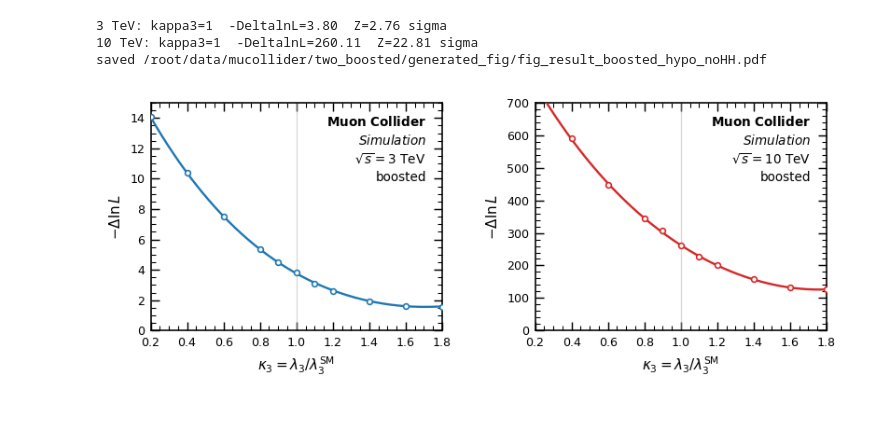
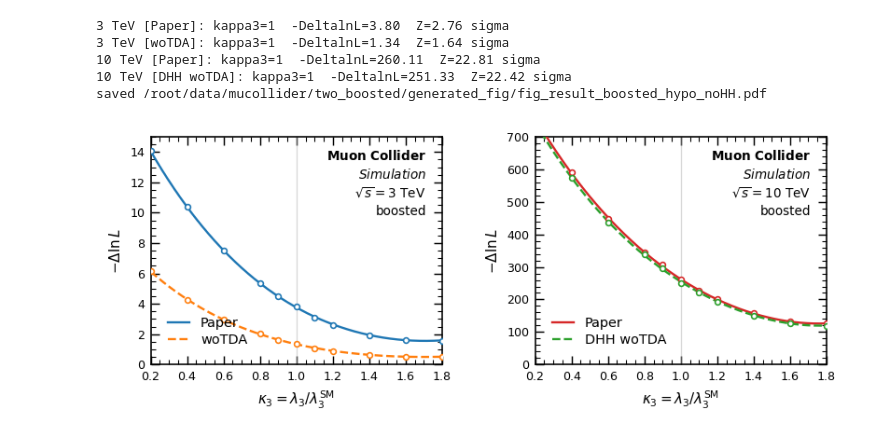
Before and after one commit to FeiChinzz/HHproduction, a Jupyter notebook: mucollider_hhvv/dll_plot.ipynb, the cells around one changed output. Saved outputs shown, nothing was run; the diff lists cells and outputs as text; code cells hidden in the pictures.

```diff
--- a/mucollider_hhvv/dll_plot.ipynb
+++ b/mucollider_hhvv/dll_plot.ipynb
@@ -87,44 +131,89 @@ saved /root/data/mucollider/two_boosted/generated_fig/fig_result_boosted_hypo_k3
 # %%
 # ══════════════════ EDIT HERE ═══════════════════════════════════════════
 # Case-1 scans (null = no HH).  DUMMY values = your Colab boosted scans.
 K_3TEV   = np.array([0.2, 0.4, 0.6, 0.8, 0.9, 1.0, 1.1, 1.2, 1.4, 1.6, 1.8])
 DLL_3TEV = np.array([14.064215765747058, 10.36620847026378, 7.514388721222976, 5.364456097073727, 4.514888766392209, 3.801340810435473, 3.1060753971662933, 2.620892901534984, 1.930592395445842, 1.6418256415564516, 1.5799752989646059])          # REPLACE with your scan
+DLL_3TEV_woTDA = np.array([6.132223678328514, 4.272706795414057, 2.968580059517456, 2.014279358657185, 1.6407227888112912, 1.343777968555746, 1.0740530949824771, 0.8928353233357105, 0.6382341287354323, 0.5313725916436063, 0.5098968257700713])
 
 K_10TEV   = np.array([0.2, 0.4, 0.6, 0.8, 0.9, 1.0, 1.1, 1.2, 1.4, 1.6, 1.8])
 DLL_10TEV = np.array([757.0052734451558, 590.8276988831125, 447.97453627582087, 345.49754642003904, 307.10525216033386, 260.10903687295723, 226.67919625649157, 200.3635135733958, 157.07537249467148, 132.27587821615535, 126.36826683241999])   # REPLACE with your scan
+DLL_10TEV_DHH_woTDA = np.array([744.7793192867764, 575.2312886863504, 437.10709618398954, 337.6441159500033, 296.72426601047283, 251.3301245264214, 220.68753281613536, 193.52020541626194, 150.9817583631922, 127.22356120394473, 119.57556163085243])
+
 YLIM_3TEV  = (0, 15)
 YLIM_10TEV = (0, 700)
 TAG_EXTRA  = 'boosted'
 OUTPDF     = '/root/data/mucollider/two_boosted/generated_fig/fig_result_boosted_hypo_noHH.pdf'
 # ═════════════════════════════════════════════════════════════════════════
 
-PANELS = [
-    ('3 TeV',  ps.C_3TEV,  K_3TEV,  DLL_3TEV,  YLIM_3TEV),
-    ('10 TeV', ps.C_10TEV, K_10TEV, DLL_10TEV, YLIM_10TEV),
+# 重新組織 PANELS_DATA，讓每個 Panel 可以包含多條曲線
+PANELS_DATA = [
+    {
+        'title': '3 TeV',
+        'ylim': YLIM_3TEV,
+        'lines': [
+            {'label': 'Paper', 'c': ps.C_3TEV, 'k': K_3TEV, 'dll': DLL_3TEV, 'ls': '-'},
+            {'label': 'woTDA',   'c': 'C1',      'k': K_3TEV, 'dll': DLL_3TEV_woTDA, 'ls': '--'}
+        ]
+    },
+    {
+        'title': '10 TeV',
+        'ylim': YLIM_10TEV,
+        'lines': [
+            {'label': 'Paper',   'c': ps.C_10TEV, 'k': K_10TEV, 'dll': DLL_10TEV, 'ls': '-'},
+            {'label': 'DHH woTDA', 'c': 'C2',       'k': K_10TEV, 'dll': DLL_10TEV_DHH_woTDA, 'ls': '--'},
+        ]
+    }
 ]
 
 kfine = np.linspace(0.2, 1.8, 401)
 fig, ax = plt.subplots(1, 2, figsize=ps.SIZE12)
-for a, (name, c, k, dll, ylim) in zip(ax, PANELS):
-    curve = np.poly1d(np.polyfit(k, dll, 4))(kfine)   # display smoothing
-    a.plot(kfine, curve, '-', color=c, lw=1.3, zorder=4)
-    a.plot(k, dll, marker='o', ls='none', mfc='white', mec=c,
-           mew=0.9, ms=3.2, zorder=5)
+
+for a, panel in zip(ax, PANELS_DATA):
+    title = panel['title']
+    ylim = panel['ylim']
+
+    # 迴圈畫出同一張圖內的多條線
+    for line in panel['lines']:
+        lbl = line['label']
+        c = line['c']
+        ls = line['ls']
+        k = line['k']
+        dll = line['dll']
+
+        # 平滑曲線
+        curve = np.poly1d(np.polyfit(k, dll, 4))(kfine)
+
+        # 繪製曲線與數據點 (加入了 linestyle 與 label)
+        a.plot(kfine, curve, ls=ls, color=c, lw=1.3, zorder=4, label=lbl)
+        a.plot(k, dll, marker='o', ls='none', mfc='white', mec=c,
+               mew=0.9, ms=3.2, zorder=5)
+
+        # 自動找出 kappa3 接近 1.0 的位置，並印出 Z 顯著性
+        i1 = int(np.argmin(np.abs(k - 1.0)))
+        print(f'{title} [{lbl}]: kappa3=1  -DeltalnL={dll[i1]:.2f}  Z={np.sqrt(2*dll[i1]):.2f} sigma')
+
+    # 基本網格與標籤設定
     a.axvline(1.0, color='0.7', lw=0.7, alpha=0.5)
-    a.set_xlim(0.2, 1.8); a.set_ylim(*ylim)
+    a.set_xlim(0.2, 1.8)
+    a.set_ylim(*ylim)
     a.set_xticks(np.arange(0.2, 1.81, 0.2))
     a.set_xlabel(r'$\kappa_3 = \lambda_3/\lambda_3^{\rm SM}$')
     a.set_ylabel(r'$-\Delta\ln L$')
-    ps.hep_tag(a, [rf'$\sqrt{{s}}={name.split()[0]}$ TeV', TAG_EXTRA],
+
+    # 加入 hep_tag 標籤
+    ps.hep_tag(a, [rf'$\sqrt{{s}}={title.split()[0]}$ TeV', TAG_EXTRA],
                loc='upper right', simulation=True, fontsize=7.5)
-    i1 = int(np.argmin(np.abs(k - 1.0)))
-    print(f'{name}: kappa3=1  -DeltalnL={dll[i1]:.2f}  Z={np.sqrt(2*dll[i1]):.2f} sigma')
+
+    # 加入圖例 (Legend)，設定位置避免與數據和 hep_tag 重疊
+    a.legend(loc='lower left', frameon=False, fontsize=8)
 
 fig.tight_layout(w_pad=2.0)
-fig.savefig(OUTPDF, bbox_inches='tight')
+# fig.savefig(OUTPDF, bbox_inches='tight')
 print(f'saved {OUTPDF}')
 # %% [output]
-3 TeV: kappa3=1  -DeltalnL=3.80  Z=2.76 sigma
-10 TeV: kappa3=1  -DeltalnL=260.11  Z=22.81 sigma
+3 TeV [Paper]: kappa3=1  -DeltalnL=3.80  Z=2.76 sigma
+3 TeV [woTDA]: kappa3=1  -DeltalnL=1.34  Z=1.64 sigma
+10 TeV [Paper]: kappa3=1  -DeltalnL=260.11  Z=22.81 sigma
+10 TeV [DHH woTDA]: kappa3=1  -DeltalnL=251.33  Z=22.42 sigma
 saved /root/data/mucollider/two_boosted/generated_fig/fig_result_boosted_hypo_noHH.pdf
-[figure, old version]
+[figure, new version]
```
Also changed, not shown: parts of 1 cell of this notebook, 2 other files.
